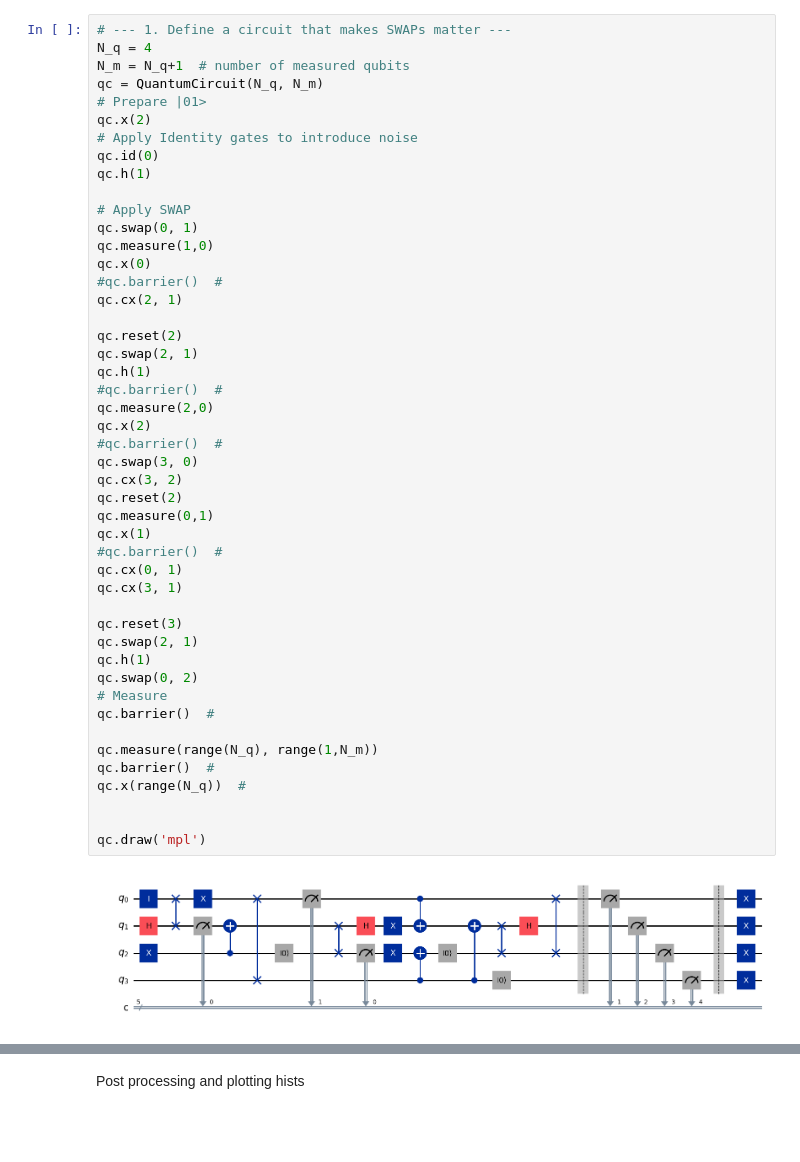
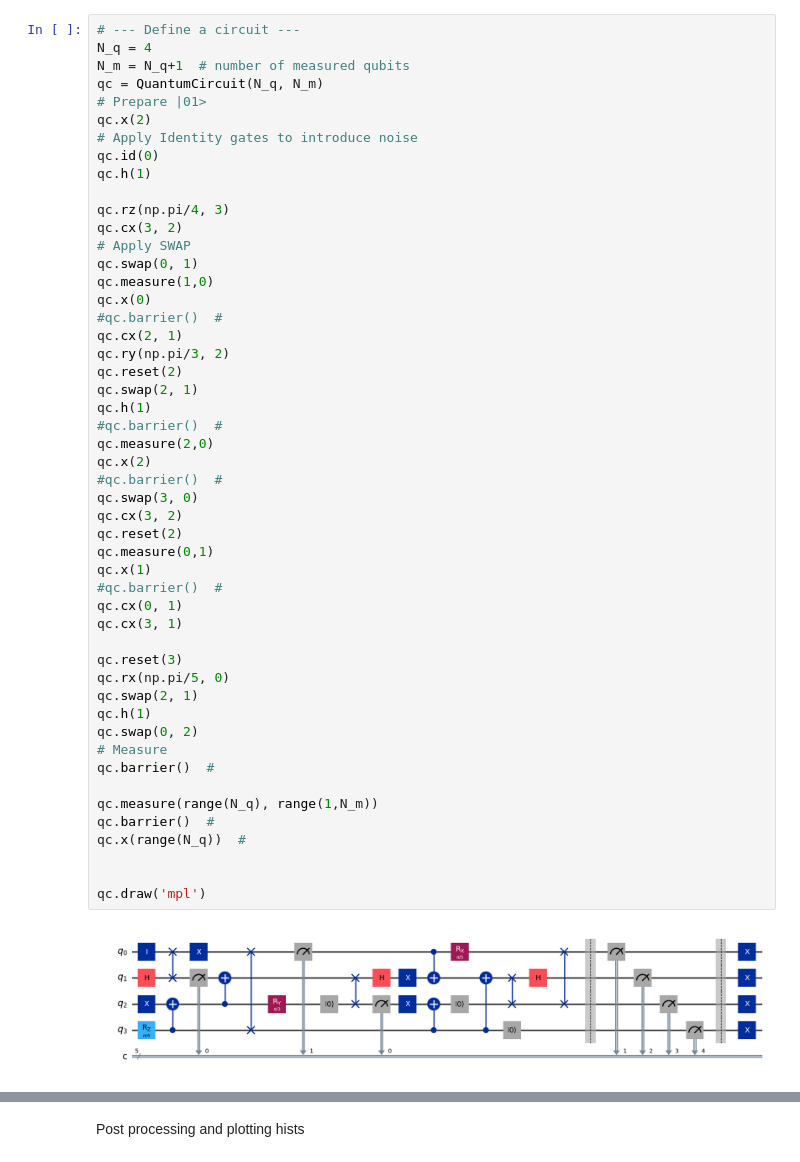
Before and after one commit to CERN-IT-INNOVATION/quantum-gates, a Jupyter notebook: start up and testing/local_fake_backend_test.ipynb, the cells around one changed output, grey strips where cells are left out. Saved outputs shown, nothing was run; the diff lists cells and outputs as text; blank space fills up the shorter version.

```diff
--- a/start up and testing/local_fake_backend_test.ipynb
+++ b/start up and testing/local_fake_backend_test.ipynb
@@ -55,7 +57,7 @@ from quantum_gates.utilities import setup_backend
 # %% [output]
 Using quantum_gates from: c:\Users\npace\Desktop\quantum-gates\src\quantum_gates\__init__.py
 # %%
-# --- 1. Define a circuit that makes SWAPs matter ---
+# --- Define a circuit ---
 N_q = 4
 N_m = N_q+1  # number of measured qubits
 qc = QuantumCircuit(N_q, N_m)
@@ -65,41 +67,44 @@ qc.x(2)
 qc.id(0)
 qc.h(1)
 
+qc.rz(np.pi/4, 3)
+qc.cx(3, 2)
 # Apply SWAP
 qc.swap(0, 1)
 qc.measure(1,0)
 qc.x(0)
 #qc.barrier()  #
 qc.cx(2, 1)
-
+qc.ry(np.pi/3, 2)
 qc.reset(2)
 qc.swap(2, 1)
 qc.h(1)
 #qc.barrier()  #
 qc.measure(2,0)
 qc.x(2)
 #qc.barrier()  #
 qc.swap(3, 0)
 qc.cx(3, 2)
 qc.reset(2)
 qc.measure(0,1)
 qc.x(1)
 #qc.barrier()  #
 qc.cx(0, 1)
 qc.cx(3, 1)
 
 qc.reset(3)
+qc.rx(np.pi/5, 0)
 qc.swap(2, 1)
 qc.h(1)
 qc.swap(0, 2)
 # Measure
 qc.barrier()  #
 
 qc.measure(range(N_q), range(1,N_m))
 qc.barrier()  #
 qc.x(range(N_q))  #
 
 
 qc.draw('mpl')
 # %% [output]
-[figure, old version]
+[figure, new version]
```
Also changed, not shown: parts of 14 cells of this notebook, 4 other files.
